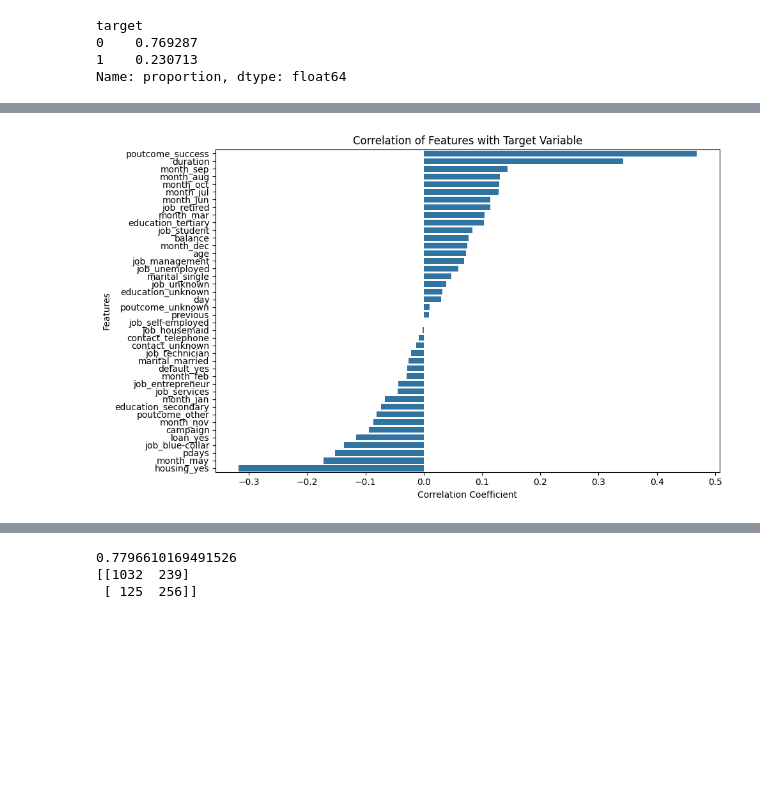
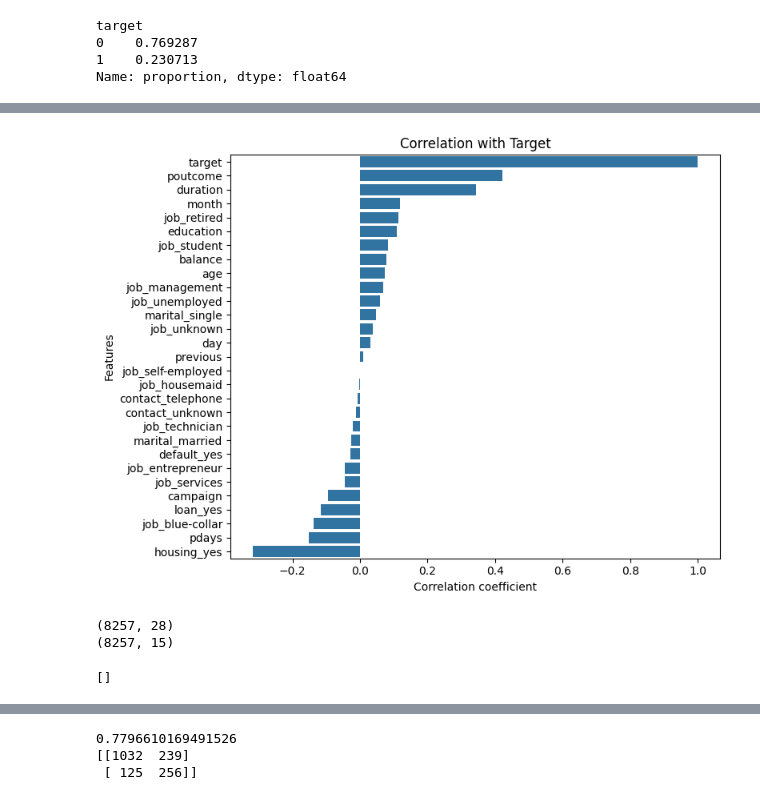
Before and after one commit to sisyphusinthegit/bankcredit-ml-project, a Jupyter notebook: bankcredit_classification.ipynb, the cells around one changed output, grey strips where cells are left out. Drawn from its saved outputs; the diff is of its cells as text; code cells hidden in the pictures; blank space fills up the shorter version.

```diff
--- a/bankcredit_classification.ipynb
+++ b/bankcredit_classification.ipynb
@@ -191,0 +224,5 @@ plt.show()
+# %%
+# Control correlation with y
+corr = df_encoded.corr(numeric_only=True)['target'].sort_values(ascending=False)
+
+print(corr)
@@ -192,16 +247,35 @@ plt.show()
+# %%
+# Visualize
+plt.figure(figsize=(8,6))
+sns.barplot(x=corr.values, y=corr.index)
+plt.title('Correlation with Target')
+plt.xlabel('Correlation coefficient')
+plt.ylabel('Features')
+plt.tight_layout()
+plt.show()
+# %% [output]
+[figure, added]
+# %%
+# Determine and drop low correlated variables
+
+print(X.shape)
+low_corr_cols = corr[abs(corr) <= 0.05].index
+X = X.drop(low_corr_cols, axis=1)
+print(X.shape)
+# %% [output]
+(8257, 28)
+(8257, 15)
 # %%
-# Check for correlation
-corr = df_encoded.corr(numeric_only=True)
-target_corr = corr['target'].drop('target').sort_values(ascending=False)
+corr_matrix = df_encoded.corr(numeric_only=True)
+high_corr = []
 
+for i in corr_matrix.columns:
+    for j in corr_matrix.columns:
+        if i!=j and abs(corr_matrix.loc[i,j]) > 0.8:
+            pair = tuple(sorted((i,j)))
+            if pair not in high_corr:
+                high_corr.append(pair)
 
-# Visualize
-plt.figure(figsize=(10, 6))
-sns.barplot(x=target_corr.values, y=target_corr.index)
-plt.title('Correlation of Features with Target Variable')
-plt.xlabel('Correlation Coefficient')
-plt.ylabel('Features')
-plt.tight_layout()
-plt.show()
+print(high_corr)
 # %% [output]
-[figure, removed]
+[]
```
Also changed, not shown: parts of 7 cells of this notebook.
